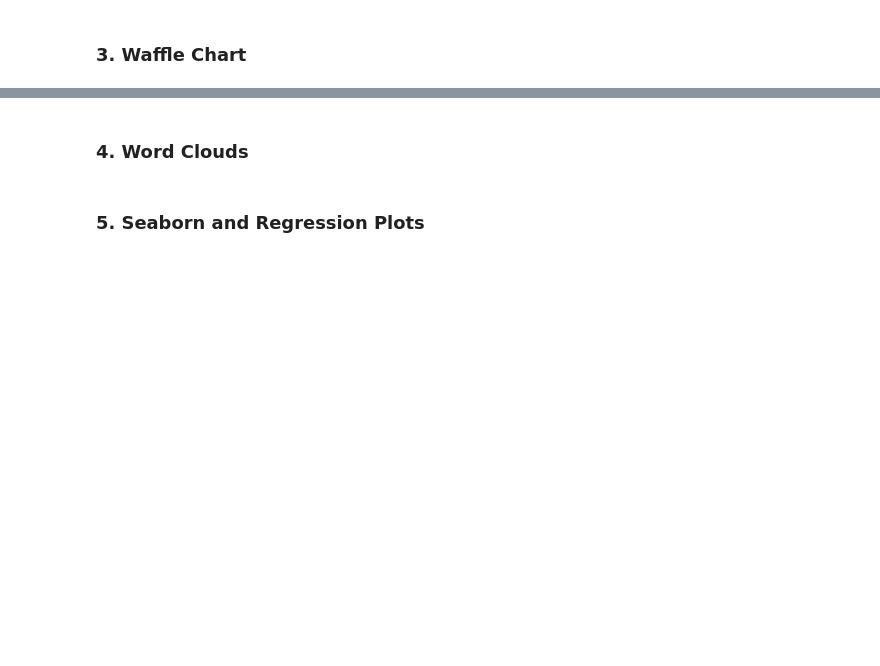
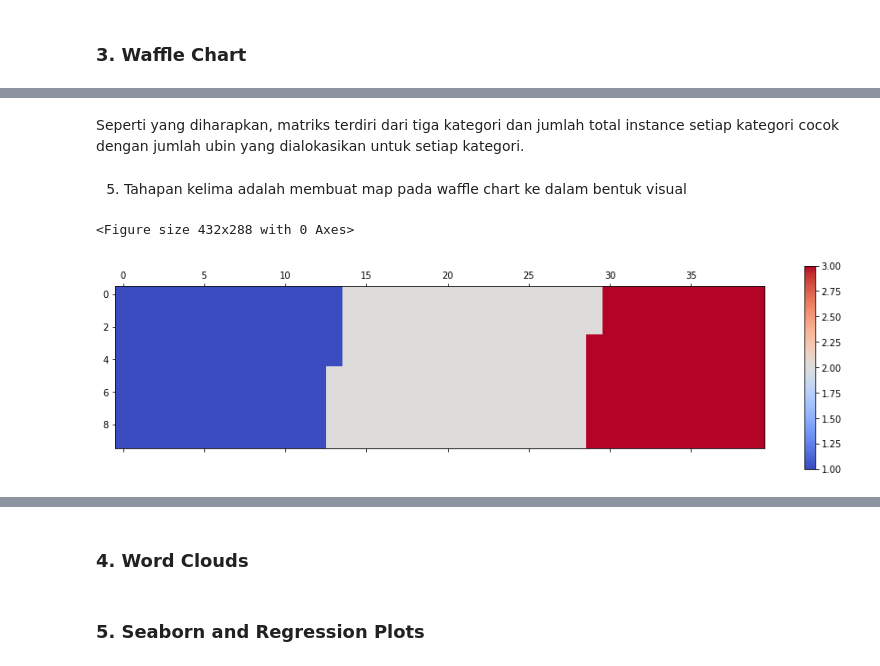
Before and after one commit to AbdulHafidh-AI/Praktikum-Visualisasi-Data, a Jupyter notebook: 2008107010056_AbdulHafidh_Tugas4.ipynb, the cells around one changed output, grey strips where cells are left out. Saved outputs shown, nothing was run; the diff lists cells and outputs as text; code cells hidden in the pictures; blank space fills up the shorter version.

Commit message:
Update to Alpha 4.02
Waffle Chart has been added

```diff
--- a/2008107010056_AbdulHafidh_Tugas4.ipynb
+++ b/2008107010056_AbdulHafidh_Tugas4.ipynb
@@ -94,0 +129,7 @@ sample
+# %%
+# Membuat proporsi pada setiap kategrori sehubungan dengan nilai totalnya
+nilai_total = df_abt['Total'].sum()
+proporsi_kategori = df_abt['Total'] / nilai_total
+
+# Mencetak nilai proporsi pada setiap kategori
+pd.DataFrame({'Proporsi pada setiap kategori': proporsi_kategori})
@@ -94,0 +157,6 @@ sample
+# %%
+# menghitung jumlah ubin pada setiap kategori
+ubin_per_kategori = (proporsi_kategori * tinggi_ubin).round().astype(int)
+
+# Mencetak jumlah ubin pada setiap kategori
+pd.DataFrame({'Jumlah ubin': ubin_per_kategori})
@@ -94,0 +179,23 @@ sample
+# %%
+# Inisialisasi sebuah waffle chart sebagai matriks kosong
+waffle_chart = np.zeros((tinggi, lebar), dtype = np.uint)
+
+# Mendefinisikan indeks untuk membuat perulangan melalui waffle chart
+indeks_kategori = 0
+indeks_ubin = 0
+
+# Melakukan perulangan untuk mengisi waffle chart
+for kolom in range(lebar):
+    for baris in range(tinggi):
+        indeks_ubin = indeks_ubin + 1
+
+        # Jika indeks ubin melebihi jumlah ubin pada kategori, maka indeks kategori akan bertambah
+        if indeks_ubin > sum(ubin_per_kategori[0:indeks_kategori]):
+            # Melakukan proses ke kategori selanjutnya
+            indeks_kategori = indeks_kategori + 1
+
+        # Mengeset nilai class ke tipe data integer, yang dimana nilai class tersebut akan menentukan warna pada waffle chart
+        waffle_chart[baris, kolom] = indeks_kategori
+
+# Mencetak waffle chart
+print('waffle chart populated!')
@@ -94,0 +226,16 @@ sample
+# %% [markdown]
+Seperti yang diharapkan, matriks terdiri dari tiga kategori dan jumlah total instance setiap kategori cocok dengan jumlah ubin yang dialokasikan untuk setiap kategori.
+# %% [markdown]
+5. Tahapan kelima adalah membuat map pada waffle chart ke dalam bentuk visual
+# %%
+# membuat sebuah gambaran objek baru
+fig = plt.figure()
+
+# Menggunakan matshow untuk menampilkan waffle chart
+colormap = plt.cm.coolwarm
+plt.matshow(waffle_chart, cmap = colormap)
+plt.colorbar()
+plt.show()
+# %% [output]
+<Figure size 432x288 with 0 Axes>
+[figure, added]
```
Also changed, not shown: parts of 20 cells of this notebook.
